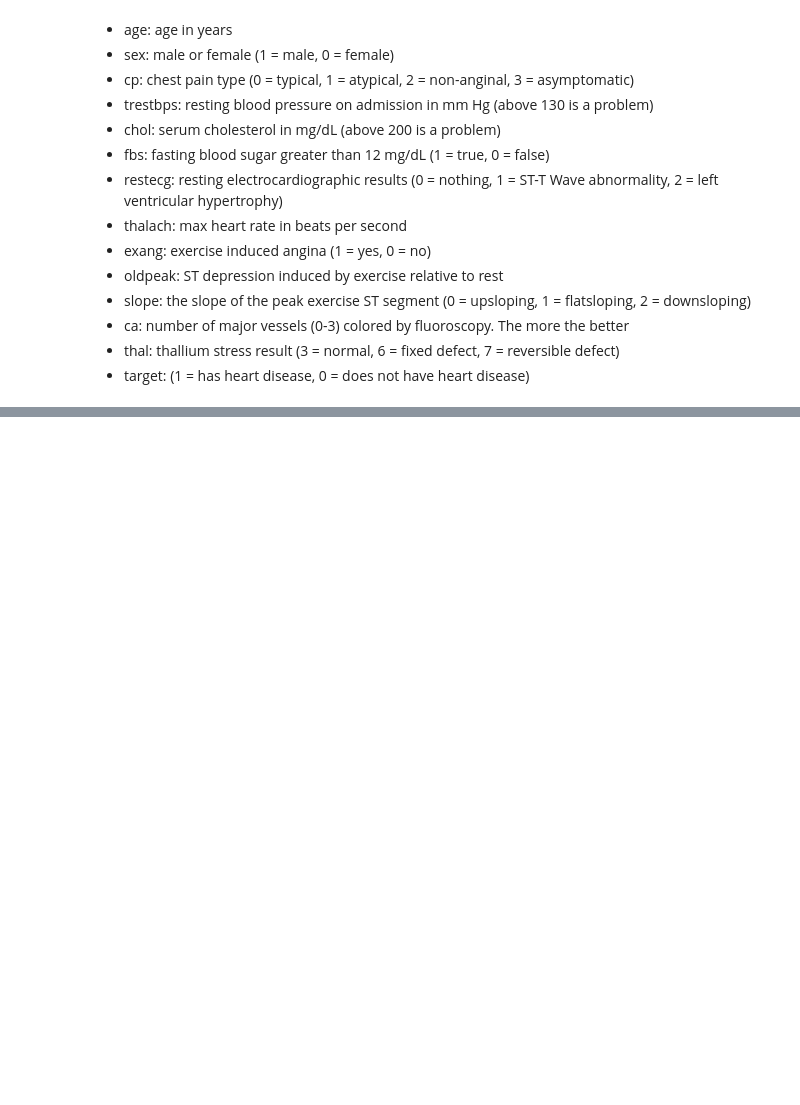
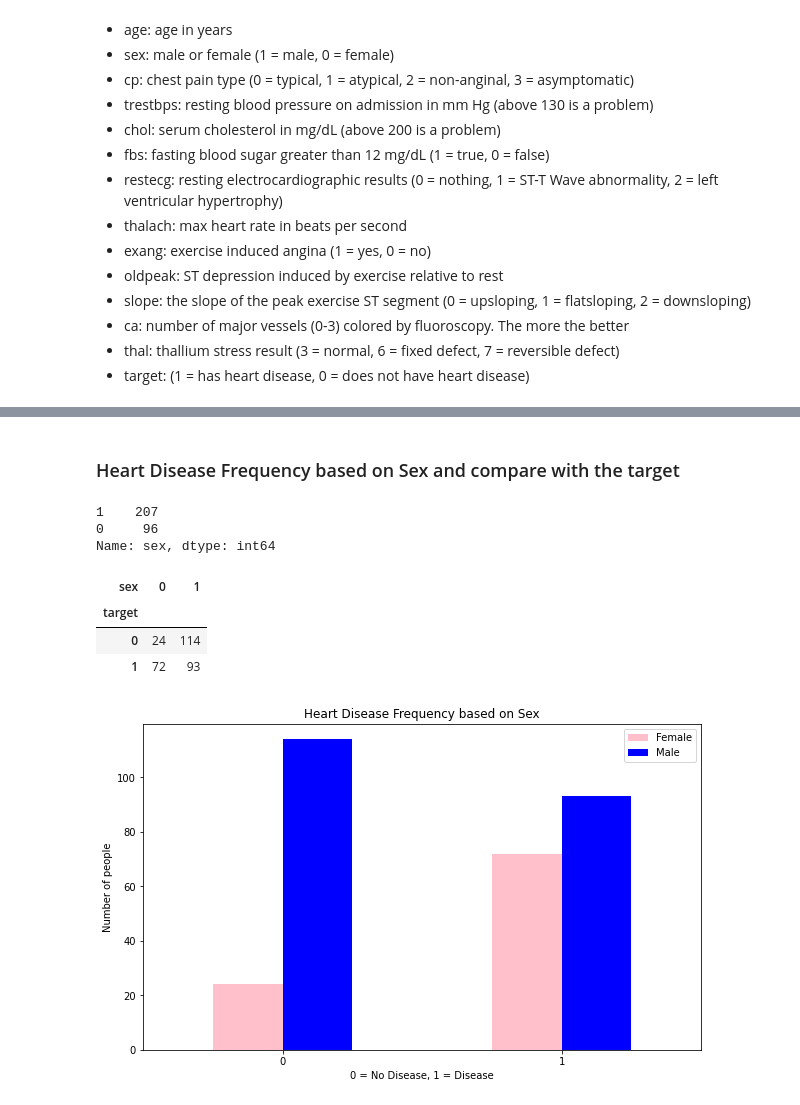
Before and after one commit to saywurdson/Projects, a Jupyter notebook: Jupyter Notebooks/ZTM/heart-disease-project/heart-disease.ipynb, the cells around one changed output, grey strips where cells are left out. Saved outputs shown, nothing was run; the diff lists cells and outputs as text; code cells hidden in the pictures; blank space fills up the shorter version.

```diff
--- a/Jupyter Notebooks/ZTM/heart-disease-project/heart-disease.ipynb
+++ b/Jupyter Notebooks/ZTM/heart-disease-project/heart-disease.ipynb
@@ -52,0 +118,34 @@ ModuleNotFoundError: No module named 'pandas'
+# %% [markdown]
+### Heart Disease Frequency based on Sex and compare with the target
+# %%
+df.sex.value_counts()
+# %% [output]
+1    207
+0     96
+Name: sex, dtype: int64
+# %%
+pd.crosstab(df.target, df.sex)
+
+'''
+72 of the 96 women in our data set have heart disease = 75%
+93 of the 207 men in our data set have heart disease = 45%
+
+Our data set is probably not representative of the population as a whole
+'''
+# %% [output]
+| sex | 0 | 1 |
+| target |  |  |
+| 0 | 24 | 114 |
+| 1 | 72 | 93 |
+# %%
+# Visualization of our crosstab
+pd.crosstab(df.target, df.sex).plot(kind = "bar", figsize = (10,6), color = ["pink", "blue"]);
+
+# Let's format our graph a bit
+plt.title("Heart Disease Frequency based on Sex")
+plt.xlabel("0 = No Disease, 1 = Disease")
+plt.ylabel("Number of people")
+plt.legend(["Female", "Male"])
+plt.xticks(rotation = 0); # Make the numbers on the bottom vertical instead of horizontal
+# %% [output]
+[figure, added]
```
Also changed, not shown: parts of 8 cells of this notebook.
